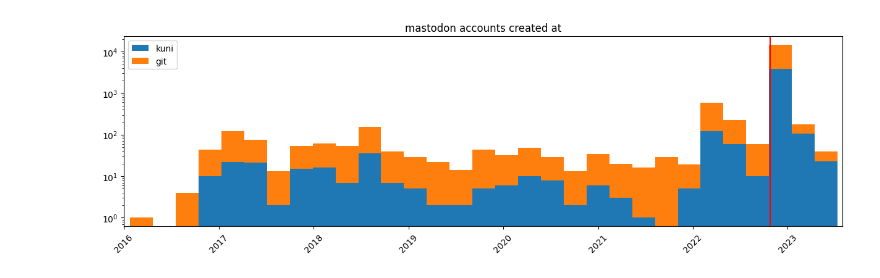
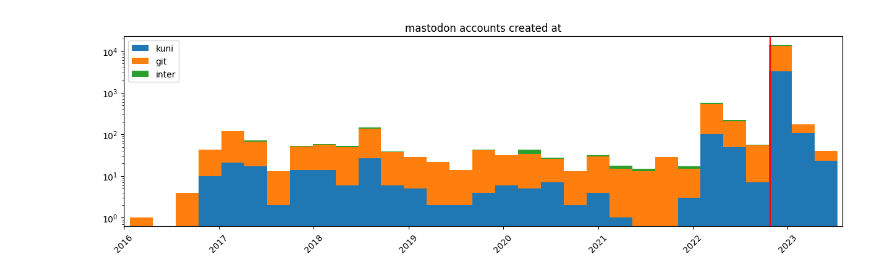
Before and after one commit to carolmb/mastodon-proj, a Jupyter notebook: notebooks/Untitled.ipynb, the cells around one changed output. Drawn from its saved outputs; the diff is of its cells as text; code cells hidden in the pictures.

```diff
--- a/notebooks/Untitled.ipynb
+++ b/notebooks/Untitled.ipynb
@@ -54,23 +54,34 @@ kuni_users_profiles.head()
 | 2 | 2 | DenisDuboule | mas.to | Denis Duboule | NaN | 342 | 66 | 2022-10-30T00:00:00.000Z | <p>Geneticist in transit. Collège... | ... |
 | 3 | 3 | paulgkeil | mastodon.world | PaulGKeil | NaN | 12 | 10 | 2022-12-12T00:00:00.000Z | NaN | ... |
 | 4 | 4 | rider_jon | zirk.us | Jon Hughes | <span class="h-card"><a href="htt... | 402 | 842 | 2022-11-18T00:00:00.000Z | <p>Academic (Reader in German/Cul... | ... |
+# %%
+def mastodon_name(row):
+    name = '{}@{}'.format(row['username'], row['instance'])
+    return name
+
+git_names = git_users_profiles['mastodon_name']
+kuni_users_profiles['mastodon_name'] = kuni_users_profiles.apply(mastodon_name, axis=1)
+kuni_names = kuni_users_profiles['mastodon_name']
+# %%
+intersection = set(git_names) & set(kuni_names)
 # %%
-kuni_x = kuni_users_profiles['created_datetime']
-git_x = git_users_profiles['created_datetime']
+kuni_x = kuni_users_profiles[~kuni_users_profiles.mastodon_name.isin(intersection)]['created_datetime']
+git_x = git_users_profiles[~git_users_profiles.mastodon_name.isin(intersection)]['created_datetime']
+inter_x = git_users_profiles[git_users_profiles.mastodon_name.isin(intersection)]['created_datetime']
 
 plt.figure(figsize=(15, 4))
-unique, count = np.unique(x, return_counts=True)
-plt.hist([kuni_x, git_x], bins=150, stacked=True, label=['kuni', 'git'])
+# unique, count = np.unique(x, return_counts=True)
+plt.hist([kuni_x, git_x, inter_x], bins=150, stacked=True, label=['kuni', 'git', 'inter'])
 plt.axvline(x=datetime.date(2022, 10, 26), color='red')
 
 ax = plt.gca()
 ax.xaxis_date()
 # ax.xaxis.set_major_locator(MonthLocator())
 plt.xlim(datetime.date(2016, 1, 1),datetime.date(2023, 7, 30))
 plt.xticks(rotation=45)
 plt.yscale('log')
 plt.title('mastodon accounts created at')
 plt.legend()
 plt.savefig('mastodon_accounts_created_at.png') #, tight_layout=True)
 # %% [output]
-[figure, old version]
+[figure, new version]
```
Also changed, not shown: 8 other files.
